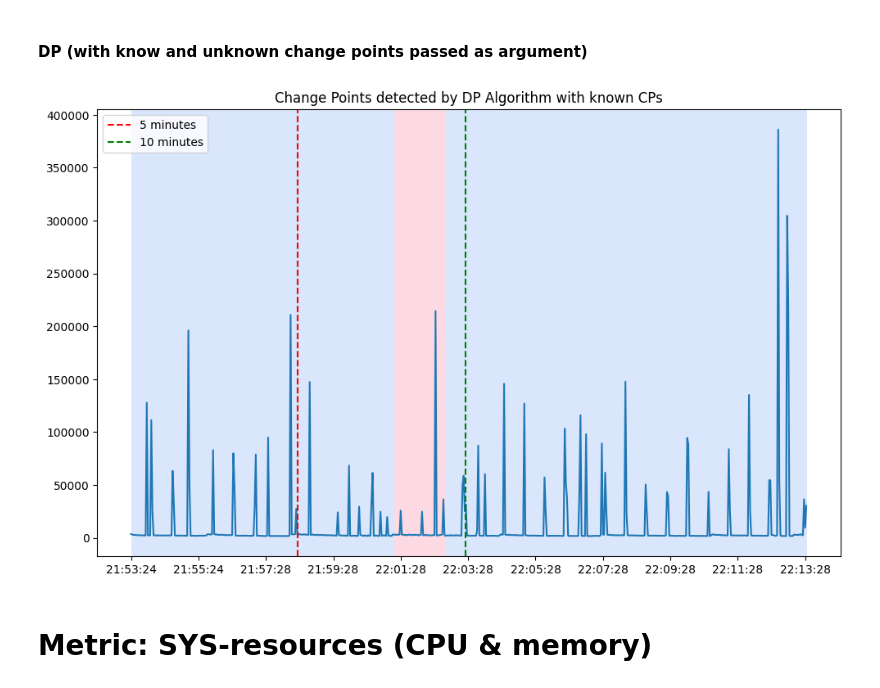
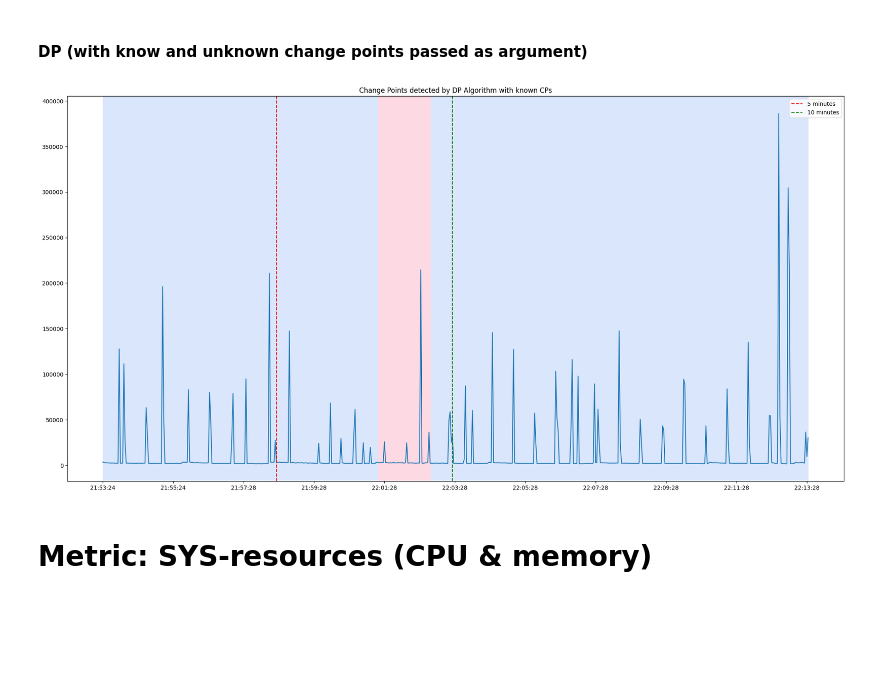
Before and after one commit to Niklasfomin/Scalable-Software-Systems-PJ-TU-Berlin, a Jupyter notebook: ExperimentsAndResults/SUT_1/docker.ipynb, the cells around one changed output. Cells and saved outputs as stored; diff of their text form; code cells hidden in the pictures; blank space fills up the shorter version.

Commit message:
added all plots to the two SUTs

```diff
--- a/ExperimentsAndResults/SUT_1/docker.ipynb
+++ b/ExperimentsAndResults/SUT_1/docker.ipynb
@@ -300,33 +308,34 @@ plt.show()
 # %%
 trt_df = pd.read_csv("TRT/filtered_transaction_data.csv")
 neword_df = trt_df[trt_df["Transaction_Type"] == "NEWORD"].copy()
 neword_df["Timestamp"] = pd.to_datetime(neword_df["Timestamp"], format="%H:%M:%S")
 
 # Modeling
 signal = neword_df["P50%"].values
 model = "rbf"  # euclidean distance
 algo = rpt.Dynp(model=model, min_size=1, jump=5).fit(signal)
 result = algo.predict(n_bkps=2)
 
-rpt.display(signal, result, figsize=(10, 6))
+rpt.display(signal, result, figsize=(20, 10))
 
 for i, timestamp in enumerate(neword_df["Timestamp"]):
     if timestamp.time() >= five_minutes:
         plt.axvline(x=i, color="r", linestyle="--", label="5 minutes")
         break
 
 for i, timestamp in enumerate(neword_df["Timestamp"]):
     if timestamp.time() >= ten_minutes:
         plt.axvline(x=i, color="g", linestyle="--", label="10 minutes")
         break
 
 plt.xticks(ticks=range(0, len(signal), len(signal) // 10),labels=neword_df["Timestamp"].dt.time.astype(str).values[:: len(signal) // 10],)
 
 plt.legend()
 plt.title("Change Points detected by DP Algorithm with known CPs")
+plt.savefig("Plots/Change_Points_DP_Algorithm.png")
 plt.show()
 # %% [output]
-[figure, old version]
+[figure, new version]
 # %% [markdown]
 # Metric: SYS-resources (CPU & memory)
 # %% [markdown]
```
Also changed, not shown: parts of 16 cells of this notebook, 45 other files.
